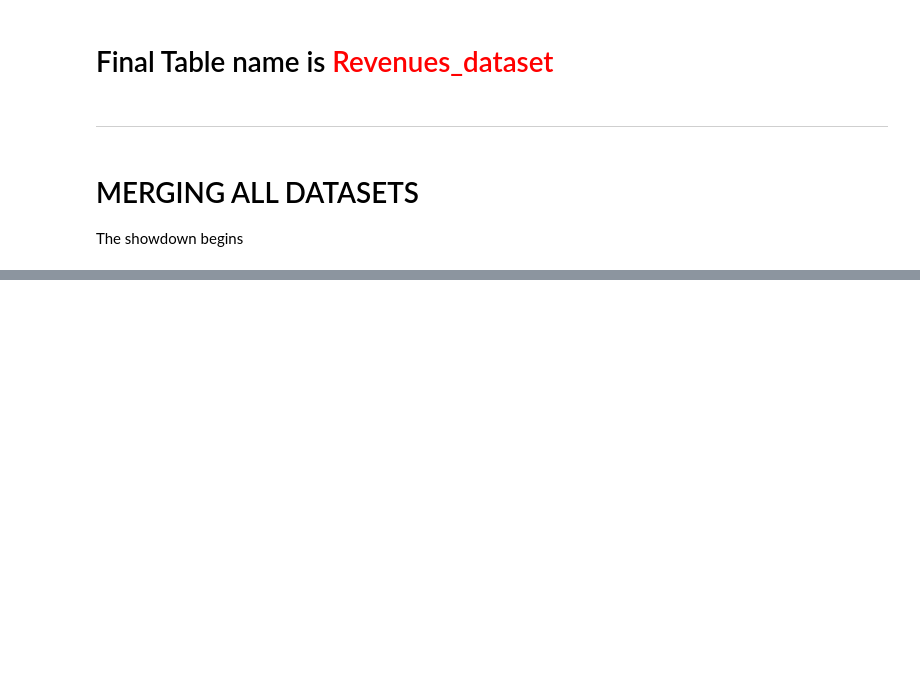
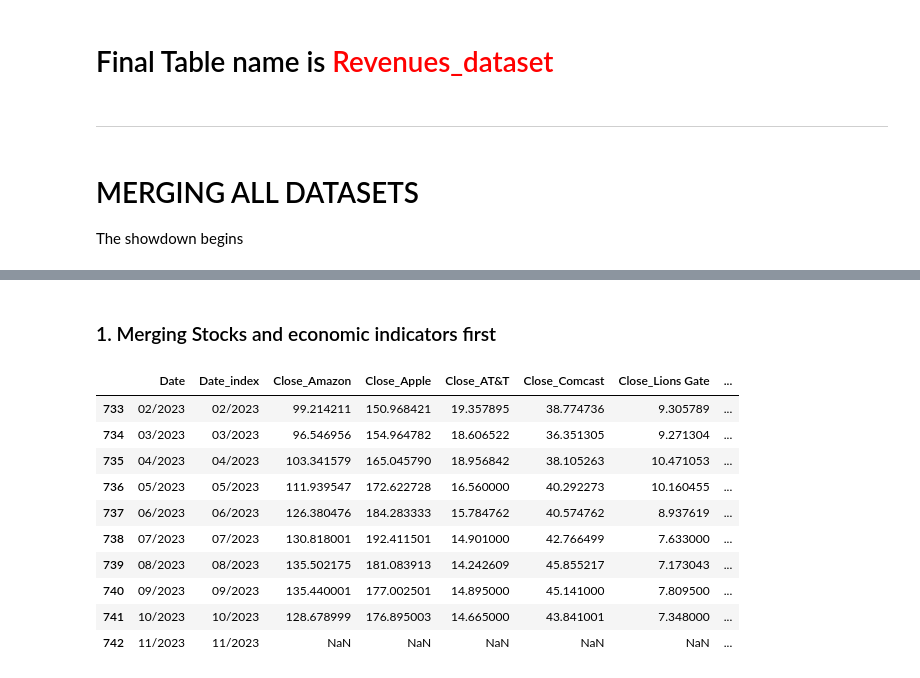
Before and after one commit to shreyashguptas/IMDbRatings-StockImpact, a Jupyter notebook: Project_dataset.ipynb, the cells around one changed output, grey strips where cells are left out. Drawn from its saved outputs; the diff is of its cells as text; code cells hidden in the pictures; blank space fills up the shorter version.

Commit message:
refactoring stocks code + everything else working

```diff
--- a/Project_dataset.ipynb
+++ b/Project_dataset.ipynb
@@ -641,0 +596,45 @@ The showdown begins
+# %% [markdown]
+### 1. Merging Stocks and economic indicators first
+# %%
+# Convert 'Date' columns in both DataFrames to datetime if they are not already
+Economic_Indicators['Date'] = pd.to_datetime(Economic_Indicators['Date'], format='%m/%Y')
+stocks_monthly_avg['Date'] = pd.to_datetime(stocks_monthly_avg['Date'], format='%m/%Y')
+
+# Set 'Date' as index for the resampling operation
+Economic_Indicators.set_index('Date', inplace=True)
+
+# Ensure the Economic Indicators DataFrame covers the full date range of the stocks DataFrame
+# This will provide a value for each month that can be forward filled
+all_months = pd.date_range(start=stocks_monthly_avg['Date'].min(),
+                           end=stocks_monthly_avg['Date'].max(),
+                           freq='MS')
+Economic_Indicators = Economic_Indicators.reindex(all_months)
+
+# Resample Economic_Indicators to have rows for each month, forward filling the data
+Economic_Indicators.ffill(inplace=True)
+
+# Now, ensure the stocks_monthly_avg DataFrame has 'Date' as an index
+stocks_monthly_avg.set_index('Date', inplace=True)
+
+# Join the two DataFrames on the 'Date' index
+combined_df = stocks_monthly_avg.join(Economic_Indicators, how='left')
+
+# Reset the index to turn 'Date' back into a column
+combined_df.reset_index(inplace=True)
+
+# Convert 'Date' back to 'MM/YYYY' format
+combined_df['Date'] = combined_df['Date'].dt.strftime('%m/%Y')
+# %%
+combined_df.tail(10)
+# %% [output]
+|  | Date | Date_index | Close_Amazon | Close_Apple | Close_AT&T | Close_Comcast | Close_Lions Gate | ... |
+| 733 | 02/2023 | 02/2023 | 99.214211 | 150.968421 | 19.357895 | 38.774736 | 9.305789 | ... |
+| 734 | 03/2023 | 03/2023 | 96.546956 | 154.964782 | 18.606522 | 36.351305 | 9.271304 | ... |
+| 735 | 04/2023 | 04/2023 | 103.341579 | 165.045790 | 18.956842 | 38.105263 | 10.471053 | ... |
+| 736 | 05/2023 | 05/2023 | 111.939547 | 172.622728 | 16.560000 | 40.292273 | 10.160455 | ... |
+| 737 | 06/2023 | 06/2023 | 126.380476 | 184.283333 | 15.784762 | 40.574762 | 8.937619 | ... |
+| 738 | 07/2023 | 07/2023 | 130.818001 | 192.411501 | 14.901000 | 42.766499 | 7.633000 | ... |
+| 739 | 08/2023 | 08/2023 | 135.502175 | 181.083913 | 14.242609 | 45.855217 | 7.173043 | ... |
+| 740 | 09/2023 | 09/2023 | 135.440001 | 177.002501 | 14.895000 | 45.141000 | 7.809500 | ... |
+| 741 | 10/2023 | 10/2023 | 128.678999 | 176.895003 | 14.665000 | 43.841001 | 7.348000 | ... |
+| 742 | 11/2023 | 11/2023 | NaN | NaN | NaN | NaN | NaN | ... |
```
Also changed, not shown: parts of 27 cells of this notebook.
